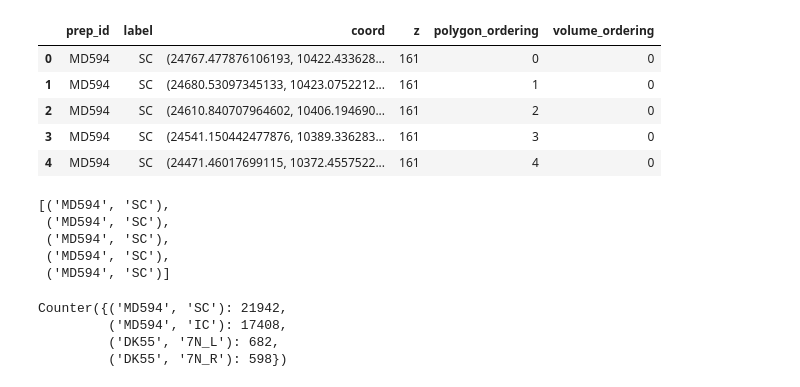
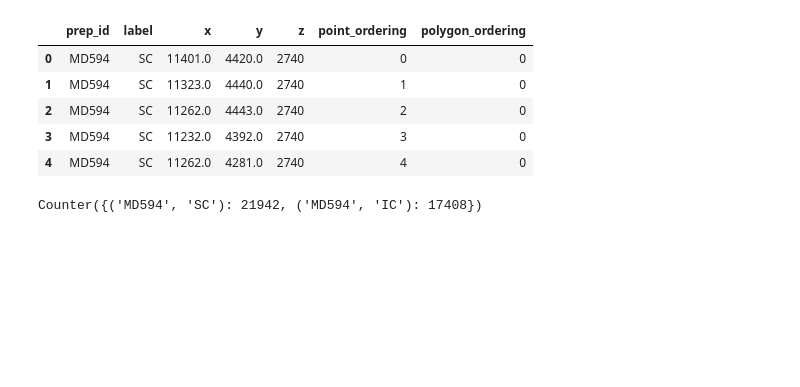
Before and after one commit to ActiveBrainAtlas2/preprocessing-pipeline, a Jupyter notebook: in_development/yoav/fromPolygonsTo3Dmask/First Notebook.ipynb, the cells around one changed output. Cells and saved outputs as stored; diff of their text form; code cells hidden in the pictures; blank space fills up the shorter version.

```diff
--- a/in_development/yoav/fromPolygonsTo3Dmask/First Notebook.ipynb
+++ b/in_development/yoav/fromPolygonsTo3Dmask/First Notebook.ipynb
@@ -20,33 +26,32 @@ Index(['id', 'unique_key', 'prep_id', 'label', 'coord', 'z', 'polygon_id',
       dtype='object')
+# %%
+df=df[['prep_id','label','coord_x (microns)',\
+       'coord_y (microns)', 'coord_z (microns)',\
+       'point_ordering', 'polygon_ordering']]
+df.columns=['prep_id', 'label', 'x', 'y',\
+       'z', 'point_ordering', 'polygon_ordering']
 # %%
-df=df[['prep_id','label','coord','z','polygon_ordering','volume_ordering']]
+# x aand y should be ints like z
+df['x']=round(df['x'])
+df['y']=round(df['y'])
 df.head()
 # %% [output]
-|  | prep_id | label | coord | z | polygon_ordering | volume_ordering |
-| 0 | MD594 | SC | (24767.477876106193, 10422.433628... | 161 | 0 | 0 |
-| 1 | MD594 | SC | (24680.53097345133, 10423.0752212... | 161 | 1 | 0 |
-| 2 | MD594 | SC | (24610.840707964602, 10406.194690... | 161 | 2 | 0 |
-| 3 | MD594 | SC | (24541.150442477876, 10389.336283... | 161 | 3 | 0 |
-| 4 | MD594 | SC | (24471.46017699115, 10372.4557522... | 161 | 4 | 0 |
+|  | prep_id | label | x | y | z | point_ordering | polygon_ordering |
+| 0 | MD594 | SC | 11401.0 | 4420.0 | 2740 | 0 | 0 |
+| 1 | MD594 | SC | 11323.0 | 4440.0 | 2740 | 1 | 0 |
+| 2 | MD594 | SC | 11262.0 | 4443.0 | 2740 | 2 | 0 |
+| 3 | MD594 | SC | 11232.0 | 4392.0 | 2740 | 3 | 0 |
+| 4 | MD594 | SC | 11262.0 | 4281.0 | 2740 | 4 | 0 |
 # %%
 prep_id=list(df['prep_id'])
 volume_id=list(df['label'])
 pairs=list(zip(prep_id,volume_id))
 pairs[:5]
+
+from collections import Counter
+Counter(pairs)
 # %% [output]
-[('MD594', 'SC'),
- ('MD594', 'SC'),
- ('MD594', 'SC'),
- ('MD594', 'SC'),
- ('MD594', 'SC')]
+Counter({('MD594', 'SC'): 21942, ('MD594', 'IC'): 17408})
-# %%
-from collections import Counter
-Counter(pairs)
-# %% [output]
-Counter({('MD594', 'SC'): 21942,
-         ('MD594', 'IC'): 17408,
-         ('DK55', '7N_L'): 682,
-         ('DK55', '7N_R'): 598})
 # %%
 structures=list(set(pairs))
 structures
```
Also changed, not shown: parts of 30 cells of this notebook, 3 other files.
